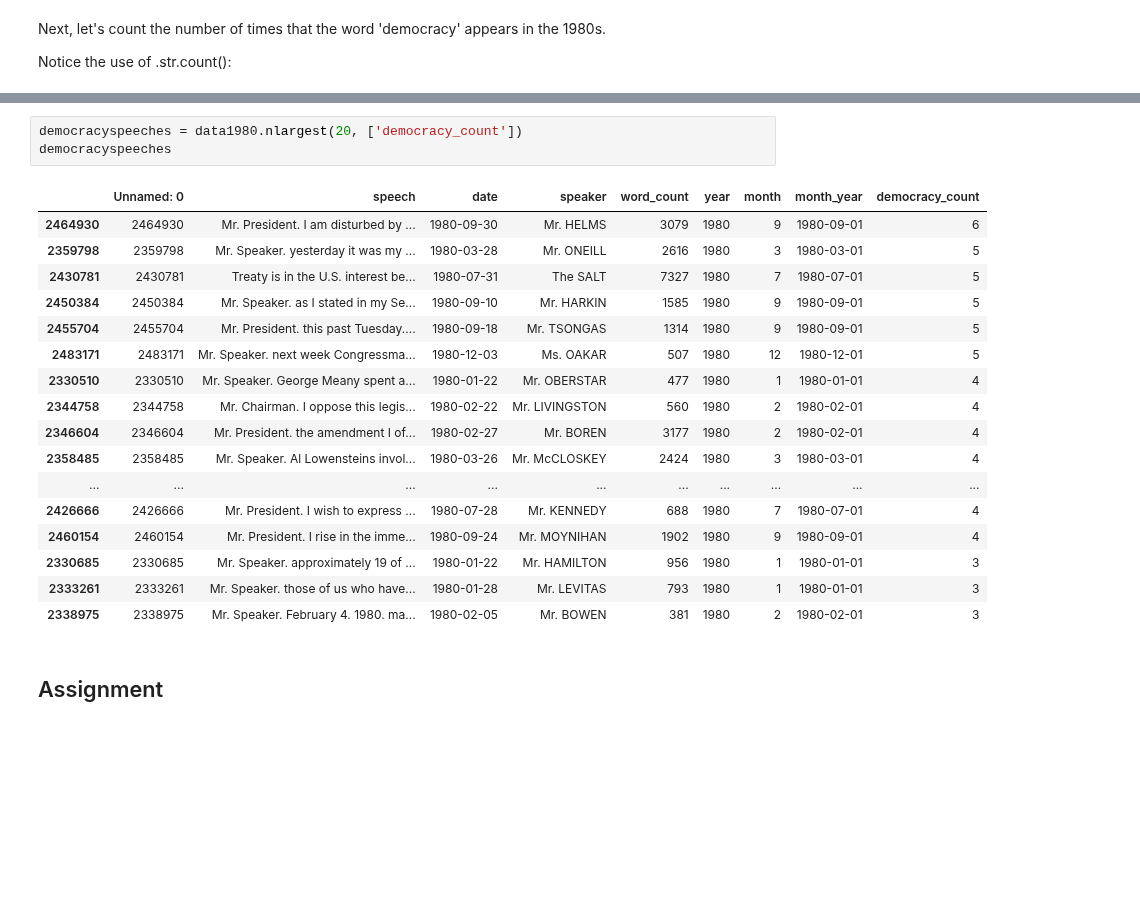
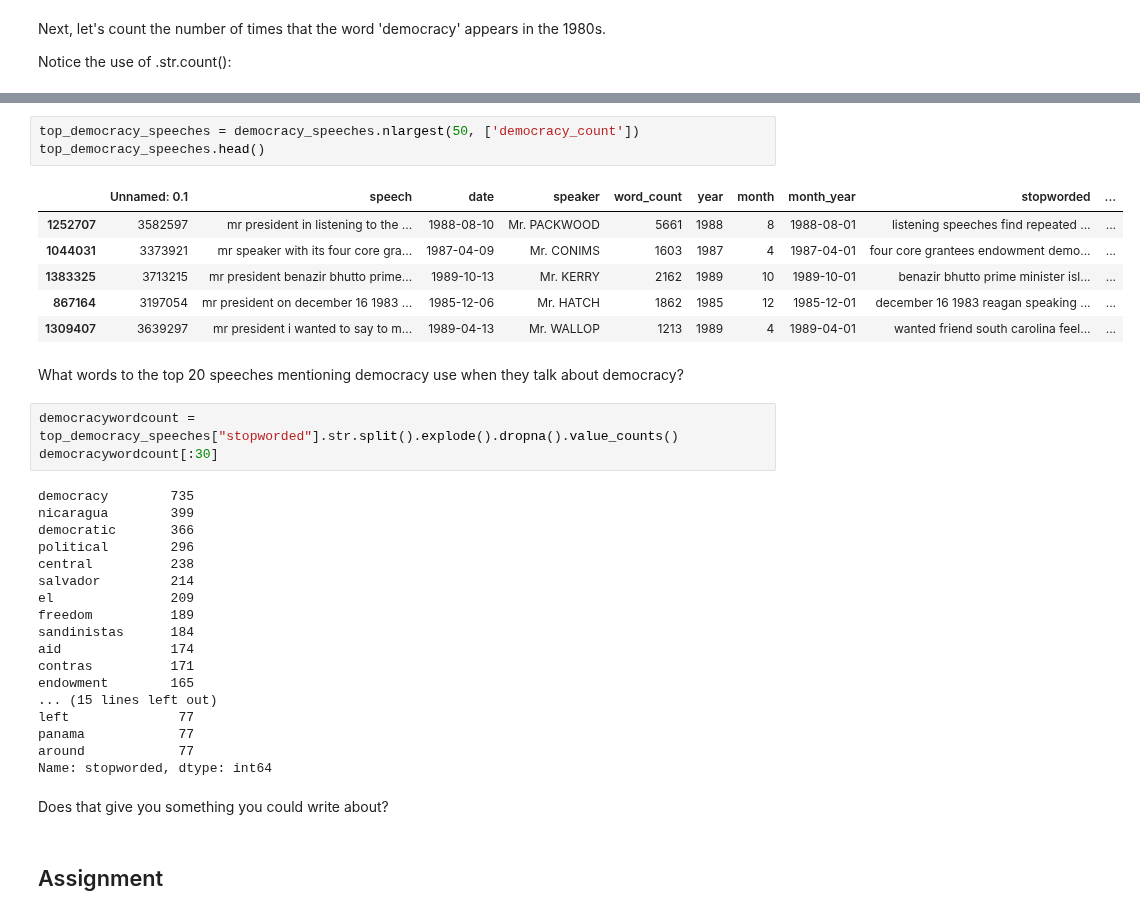
Before and after one commit to stephbuon/digital-history, a Jupyter notebook: hist3368-week5-plotting-change-over-time/hist3368-week-5-working-with-tabular-data.ipynb, the cells around one changed output, grey strips where cells are left out. Saved outputs shown, nothing was run; the diff lists cells and outputs as text; blank space fills up the shorter version.

```diff
--- a/hist3368-week5-plotting-change-over-time/hist3368-week-5-working-with-tabular-data.ipynb
+++ b/hist3368-week5-plotting-change-over-time/hist3368-week-5-working-with-tabular-data.ipynb
@@ -914,24 +991,38 @@ Get the top 20 speeches that mentioned democracy.
-# %%
-democracyspeeches = data1980.nlargest(20, ['democracy_count'])
-democracyspeeches
-# %% [output]
-|  | Unnamed: 0 | speech | date | speaker | word_count | year | month | month_year | democracy_count |
-| 2464930 | 2464930 | Mr. President. I am disturbed by ... | 1980-09-30 | Mr. HELMS | 3079 | 1980 | 9 | 1980-09-01 | 6 |
-| 2359798 | 2359798 | Mr. Speaker. yesterday it was my ... | 1980-03-28 | Mr. ONEILL | 2616 | 1980 | 3 | 1980-03-01 | 5 |
-| 2430781 | 2430781 | Treaty is in the U.S. interest be... | 1980-07-31 | The SALT | 7327 | 1980 | 7 | 1980-07-01 | 5 |
-| 2450384 | 2450384 | Mr. Speaker. as I stated in my Se... | 1980-09-10 | Mr. HARKIN | 1585 | 1980 | 9 | 1980-09-01 | 5 |
-| 2455704 | 2455704 | Mr. President. this past Tuesday.... | 1980-09-18 | Mr. TSONGAS | 1314 | 1980 | 9 | 1980-09-01 | 5 |
-| 2483171 | 2483171 | Mr. Speaker. next week Congressma... | 1980-12-03 | Ms. OAKAR | 507 | 1980 | 12 | 1980-12-01 | 5 |
-| 2330510 | 2330510 | Mr. Speaker. George Meany spent a... | 1980-01-22 | Mr. OBERSTAR | 477 | 1980 | 1 | 1980-01-01 | 4 |
-| 2344758 | 2344758 | Mr. Chairman. I oppose this legis... | 1980-02-22 | Mr. LIVINGSTON | 560 | 1980 | 2 | 1980-02-01 | 4 |
-| 2346604 | 2346604 | Mr. President. the amendment I of... | 1980-02-27 | Mr. BOREN | 3177 | 1980 | 2 | 1980-02-01 | 4 |
-| 2358485 | 2358485 | Mr. Speaker. Al Lowensteins invol... | 1980-03-26 | Mr. McCLOSKEY | 2424 | 1980 | 3 | 1980-03-01 | 4 |
-| ... | ... | ... | ... | ... | ... | ... | ... | ... | ... |
-| 2426666 | 2426666 | Mr. President. I wish to express ... | 1980-07-28 | Mr. KENNEDY | 688 | 1980 | 7 | 1980-07-01 | 4 |
-| 2460154 | 2460154 | Mr. President. I rise in the imme... | 1980-09-24 | Mr. MOYNIHAN | 1902 | 1980 | 9 | 1980-09-01 | 4 |
-| 2330685 | 2330685 | Mr. Speaker. approximately 19 of ... | 1980-01-22 | Mr. HAMILTON | 956 | 1980 | 1 | 1980-01-01 | 3 |
-| 2333261 | 2333261 | Mr. Speaker. those of us who have... | 1980-01-28 | Mr. LEVITAS | 793 | 1980 | 1 | 1980-01-01 | 3 |
-| 2338975 | 2338975 | Mr. Speaker. February 4. 1980. ma... | 1980-02-05 | Mr. BOWEN | 381 | 1980 | 2 | 1980-02-01 | 3 |
+# %%
+top_democracy_speeches = democracy_speeches.nlargest(50, ['democracy_count'])
+top_democracy_speeches.head()
+# %% [output]
+|  | Unnamed: 0.1 | speech | date | speaker | word_count | year | month | month_year | stopworded | ... |
+| 1252707 | 3582597 | mr president in listening to the ... | 1988-08-10 | Mr. PACKWOOD | 5661 | 1988 | 8 | 1988-08-01 | listening speeches find repeated ... | ... |
+| 1044031 | 3373921 | mr speaker with its four core gra... | 1987-04-09 | Mr. CONIMS | 1603 | 1987 | 4 | 1987-04-01 | four core grantees endowment demo... | ... |
+| 1383325 | 3713215 | mr president benazir bhutto prime... | 1989-10-13 | Mr. KERRY | 2162 | 1989 | 10 | 1989-10-01 | benazir bhutto prime minister isl... | ... |
+| 867164 | 3197054 | mr president on december 16 1983 ... | 1985-12-06 | Mr. HATCH | 1862 | 1985 | 12 | 1985-12-01 | december 16 1983 reagan speaking ... | ... |
+| 1309407 | 3639297 | mr president i wanted to say to m... | 1989-04-13 | Mr. WALLOP | 1213 | 1989 | 4 | 1989-04-01 | wanted friend south carolina feel... | ... |
+# %% [markdown]
+What words to the top 20 speeches mentioning democracy use when they talk about democracy?
+# %%
+democracywordcount = top_democracy_speeches["stopworded"].str.split().explode().dropna().value_counts()
+democracywordcount[:30]
+# %% [output]
+democracy        735
+nicaragua        399
+democratic       366
+political        296
+central          238
+salvador         214
+el               209
+freedom          189
+sandinistas      184
+aid              174
+contras          171
+endowment        165
+... (15 lines left out)
+left              77
+panama            77
+around            77
+Name: stopworded, dtype: int64
+# %% [markdown]
+Does that give you something you could write about?
 # %% [markdown]
 ## Assignment
 # %% [markdown]
```
Also changed, not shown: parts of 34 cells of this notebook.
